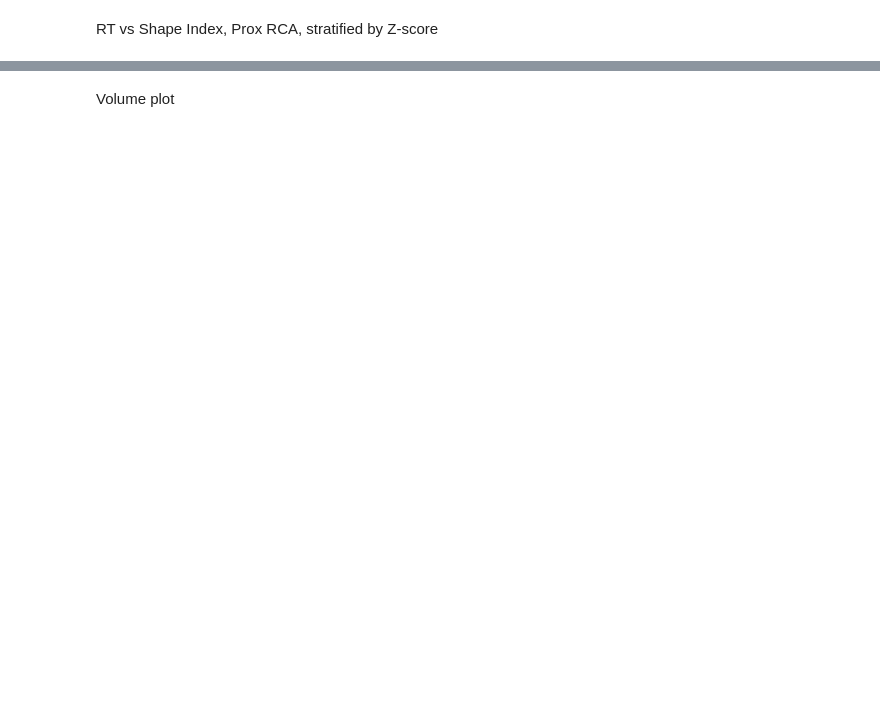
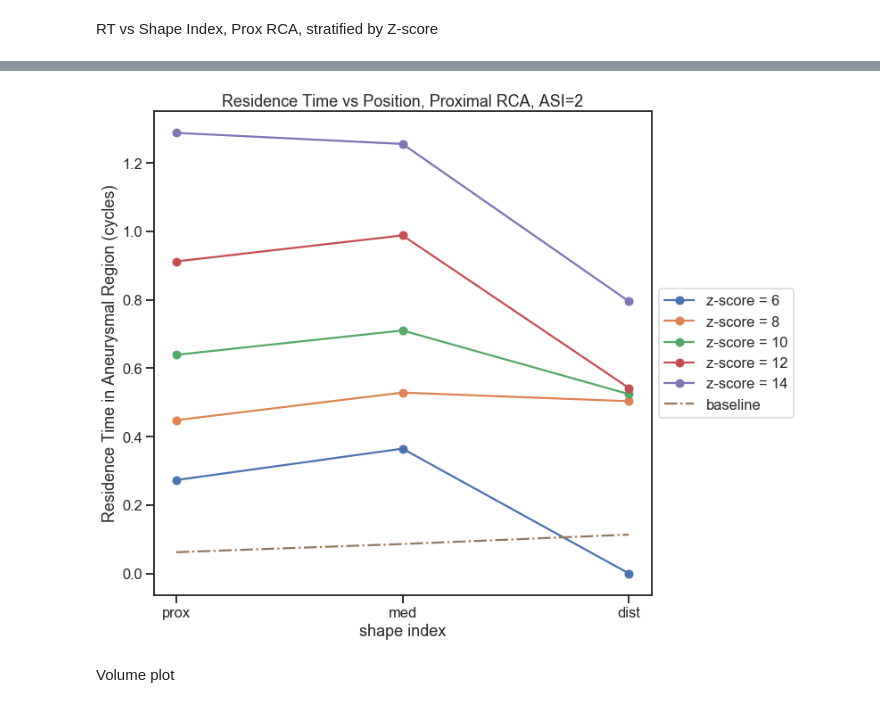
Before and after one commit to StanfordCBCL/KD-project, a Jupyter notebook: RT Visualization.ipynb, the cells around one changed output, grey strips where cells are left out. Drawn from its saved outputs; the diff is of its cells as text; code cells hidden in the pictures; blank space fills up the shorter version.

```diff
--- a/RT Visualization.ipynb
+++ b/RT Visualization.ipynb
@@ -89,3 +107,26 @@ plt.show()
+# %%
+fig = plt.figure(figsize=(10,10))
+ax = fig.add_subplot(1, 1, 1)
+cur_shape = 'ASI2'
+positions =  ['prox', 'med', 'dist']
+
+for z, size in enumerate(z_scores):
+    res_times = np.zeros((len(plotted_shapes), len(z_scores)))
+    for a, pos in enumerate(positions):
+        res_times[a, z] = right_residence_times[cur_shape][pos][z]
+    ax.plot(positions, res_times[:,z]/cycle_time, label = 'z-score = ' + str(plotted_z_scores[size]), marker='o')
+
+
+
+ax.plot(positions, [baseline_residence_times[shape] for shape in plotted_shapes], label='baseline', linestyle='-.')
+ax.legend(loc='center left', bbox_to_anchor=(1, 0.5))
+#plt.legend()
+plt.xlabel('shape index')
+plt.ylabel('Residence Time in Aneurysmal Region (cycles)')
+plt.title('Residence Time vs Position, Proximal RCA, ASI=2')
+plt.show()
+# %% [output]
+[figure, added]
 # %% [markdown]
 Volume plot
 # %%
```
Also changed, not shown: parts of 6 cells of this notebook, 9 other files.
